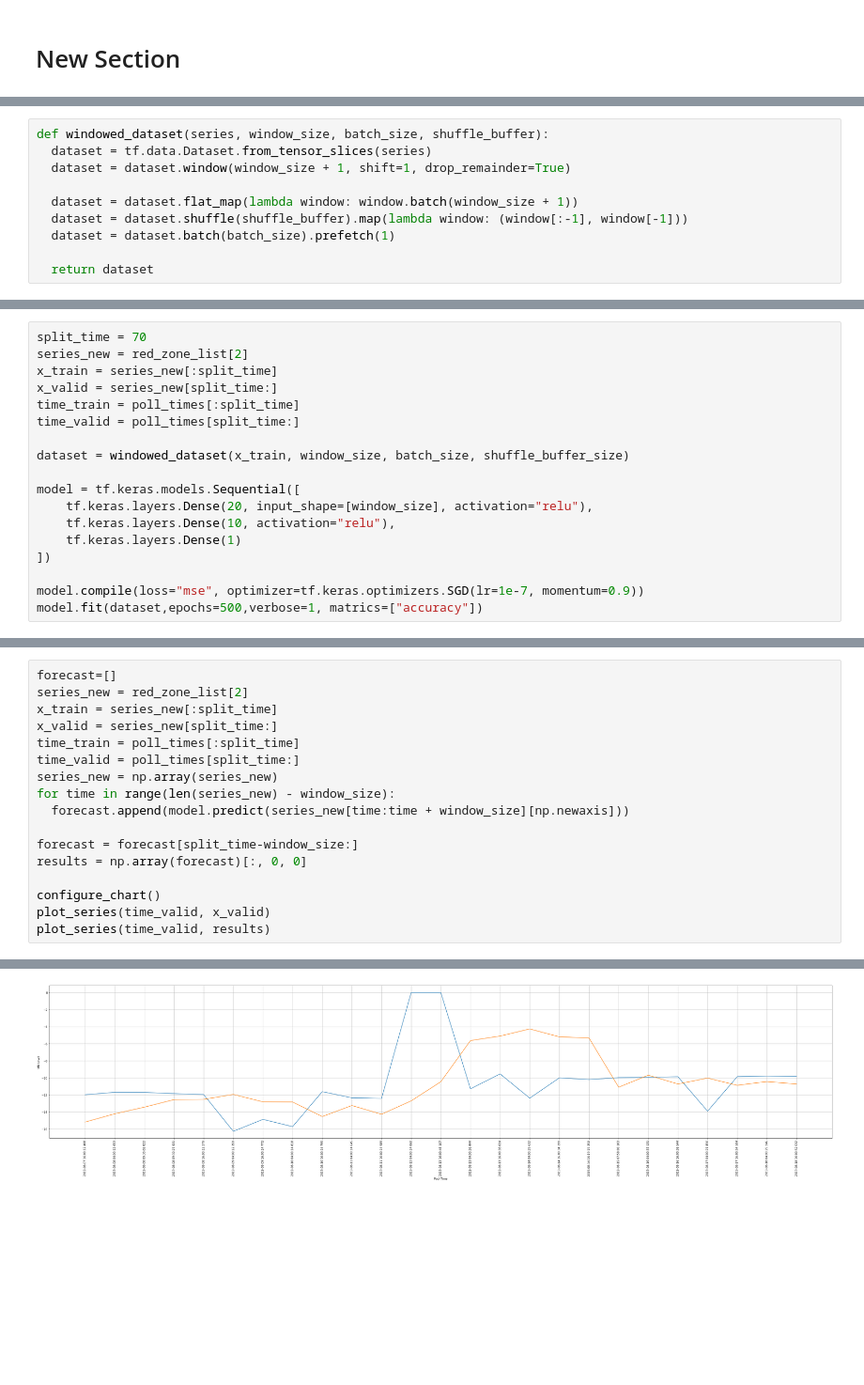
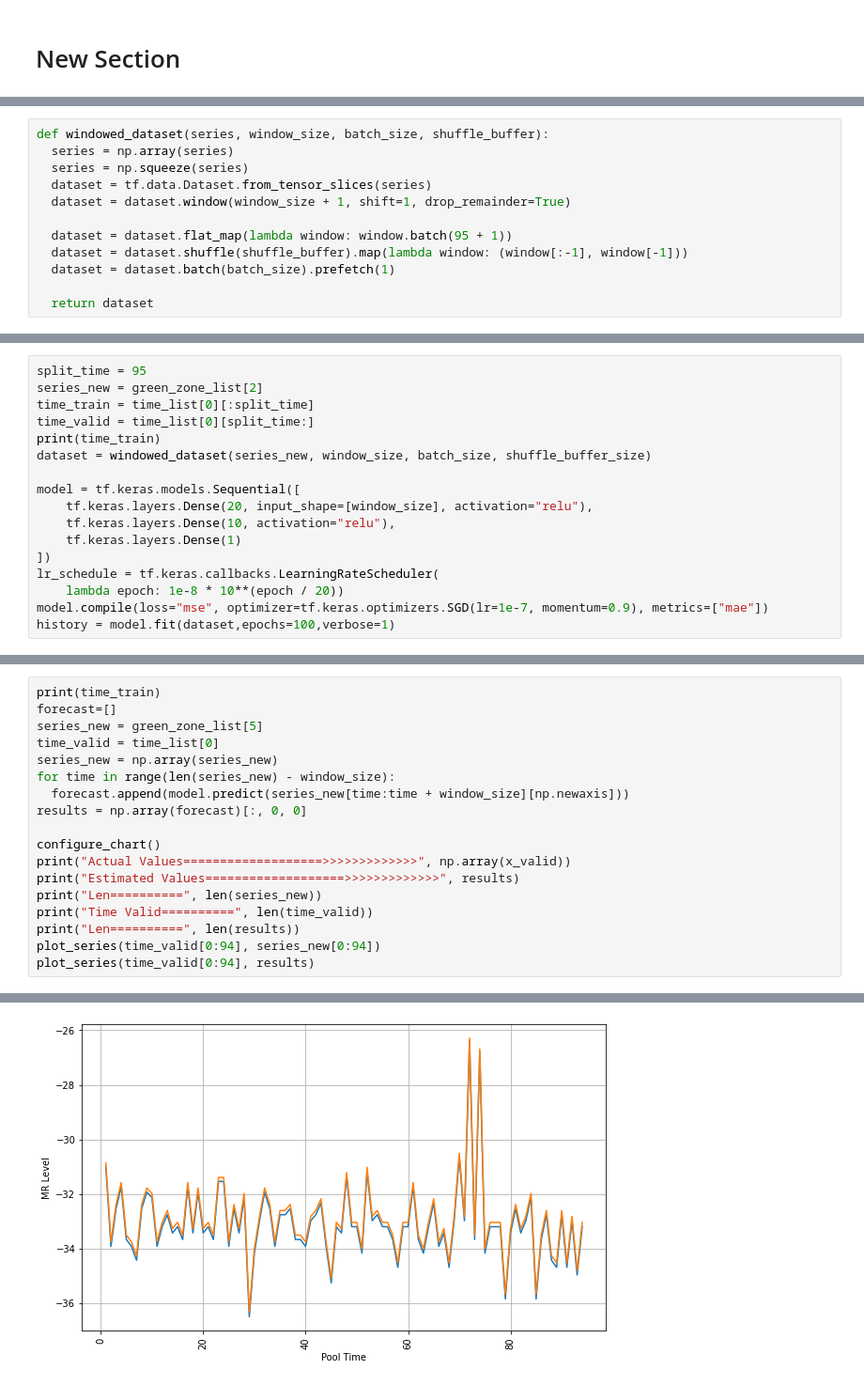
Before and after one commit to KSolves-ML/PNM-ML-POC, a Jupyter notebook: pnm_prediction.ipynb, the cells around one changed output, grey strips where cells are left out. Shown at 94% size. Saved outputs shown, nothing was run; the diff lists cells and outputs as text; blank space fills up the shorter version.

```diff
--- a/pnm_prediction.ipynb
+++ b/pnm_prediction.ipynb
@@ -174,9 +177,11 @@ shuffle_buffer_size = 10
 # %%
 def windowed_dataset(series, window_size, batch_size, shuffle_buffer):
+  series = np.array(series)
+  series = np.squeeze(series)
   dataset = tf.data.Dataset.from_tensor_slices(series)
   dataset = dataset.window(window_size + 1, shift=1, drop_remainder=True)
 
-  dataset = dataset.flat_map(lambda window: window.batch(window_size + 1))
+  dataset = dataset.flat_map(lambda window: window.batch(95 + 1))
   dataset = dataset.shuffle(shuffle_buffer).map(lambda window: (window[:-1], window[-1]))
   dataset = dataset.batch(batch_size).prefetch(1)
 
@@ -184,19 +193,18 @@ def windowed_dataset(series, window_size, batch_size, shuffle_buffer):
 # %%
-split_time = 70
-series_new = red_zone_list[2]
-x_train = series_new[:split_time]
-x_valid = series_new[split_time:]
-time_train = poll_times[:split_time]
-time_valid = poll_times[split_time:]
-
-dataset = windowed_dataset(x_train, window_size, batch_size, shuffle_buffer_size)
+split_time = 95
+series_new = green_zone_list[2]
+time_train = time_list[0][:split_time]
+time_valid = time_list[0][split_time:]
+print(time_train)
+dataset = windowed_dataset(series_new, window_size, batch_size, shuffle_buffer_size)
 
 model = tf.keras.models.Sequential([
     tf.keras.layers.Dense(20, input_shape=[window_size], activation="relu"),
     tf.keras.layers.Dense(10, activation="relu"),
     tf.keras.layers.Dense(1)
 ])
-
-model.compile(loss="mse", optimizer=tf.keras.optimizers.SGD(lr=1e-7, momentum=0.9))
-model.fit(dataset,epochs=500,verbose=1, matrics=["accuracy"])
+lr_schedule = tf.keras.callbacks.LearningRateScheduler(
+    lambda epoch: 1e-8 * 10**(epoch / 20))
+model.compile(loss="mse", optimizer=tf.keras.optimizers.SGD(lr=1e-7, momentum=0.9), metrics=["mae"])
+history = model.fit(dataset,epochs=100,verbose=1)
 # %% [output]
@@ -221,18 +236,19 @@ Epoch 500/500
 # %%
+print(time_train)
 forecast=[]
-series_new = red_zone_list[2]
-x_train = series_new[:split_time]
-x_valid = series_new[split_time:]
-time_train = poll_times[:split_time]
-time_valid = poll_times[split_time:]
+series_new = green_zone_list[5]
+time_valid = time_list[0]
 series_new = np.array(series_new)
 for time in range(len(series_new) - window_size):
   forecast.append(model.predict(series_new[time:time + window_size][np.newaxis]))
-
-forecast = forecast[split_time-window_size:]
 results = np.array(forecast)[:, 0, 0]
 
 configure_chart()
-plot_series(time_valid, x_valid)
-plot_series(time_valid, results)
+print("Actual Values===================>>>>>>>>>>>>>", np.array(x_valid))
+print("Estimated Values===================>>>>>>>>>>>>>", results)
+print("Len==========", len(series_new))
+print("Time Valid==========", len(time_valid))
+print("Len==========", len(results))
+plot_series(time_valid[0:94], series_new[0:94])
+plot_series(time_valid[0:94], results)
 # %% [output]
@@ -239,2 +272,2 @@ plot_series(time_valid, results)
-[figure, old version]
+[figure, new version]
 # %%
```
Also changed, not shown: parts of 13 cells of this notebook.
